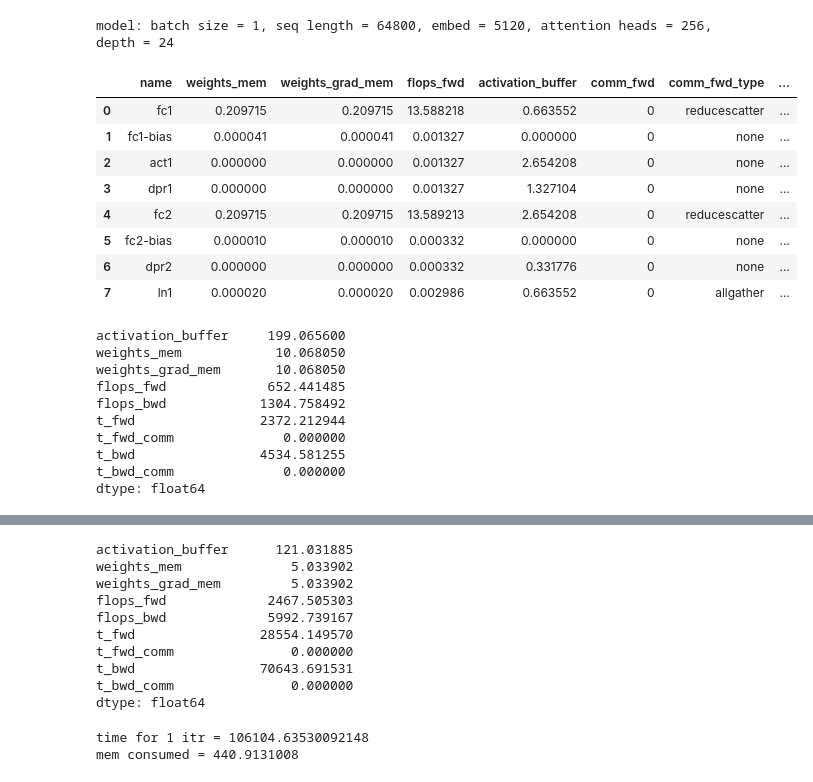
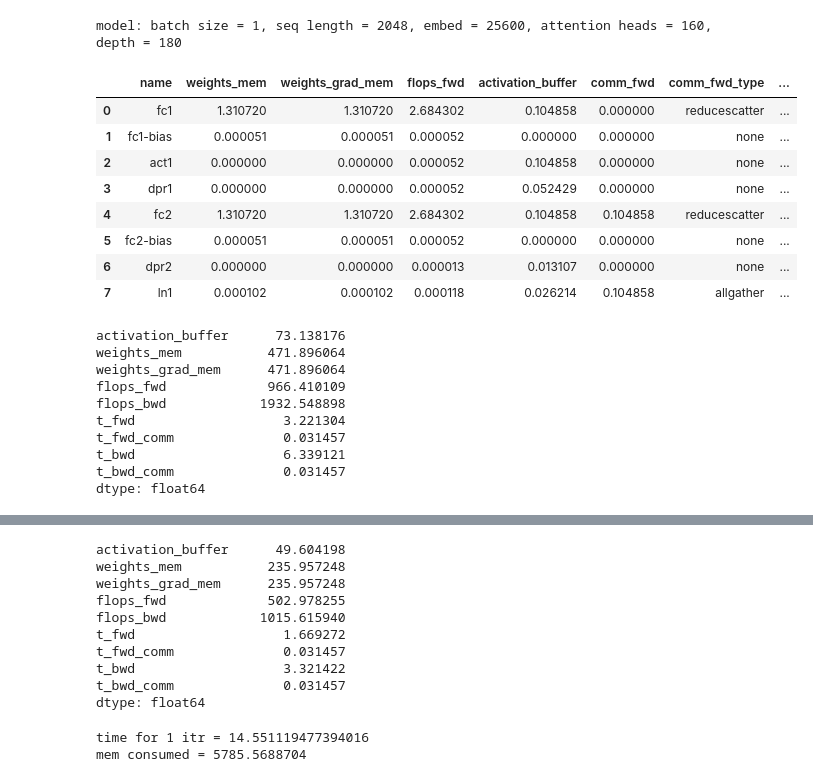
Before and after one commit to ShashankSubramanian/transformer-perf-estimates, a Jupyter notebook: transformers.ipynb, the cells around one changed output, grey strips where cells are left out. Cells and saved outputs as stored; diff of their text form; code cells hidden in the pictures.

```diff
--- a/transformers.ipynb
+++ b/transformers.ipynb
@@ -12,11 +12,12 @@ from modules import *
 import json
 # %%
 gpt2 = {'l': 1024, 'e': 1600, 'h': 32, 'depth': 48}
-gpt3 = {'l': 2048, 'e': 12288, 'h': 256, 'depth': 96}
-gpt3_lowdepth = {'l': 2048, 'e': 12288, 'h': 256, 'depth': 96 // 8}
+gpt3 = {'l': 2048, 'e': 12288, 'h': 96, 'depth': 96}
+gpt3_1T = {'l': 2048, 'e': 25600, 'h': 160, 'depth': 180}
+gpt3_lowdepth = {'l': 2048, 'e': 12288, 'h': 96, 'depth': 96 // 8}
 vit_era5 = {'l': 64800, 'e': 5120, 'h': 256, 'depth': 24}
 ### model
-model = vit_era5#gpt3
+model = gpt3_1T
 b = 1
 l = model['l']
 e = model['e']
@@ -25,7 +26,7 @@ h = model['h']
 depth = model['depth']
 print("model: batch size = {}, seq length = {}, embed = {}, attention heads = {}, depth = {}".format(b, l, e, h, depth))
 # %% [output]
-model: batch size = 1, seq length = 64800, embed = 5120, attention heads = 256, depth = 24
+model: batch size = 1, seq length = 2048, embed = 25600, attention heads = 160, depth = 180
 # %%
 with open('config.json', 'r') as file:
     system = json.load(file)
@@ -48,30 +49,31 @@ def print_df(df_mlp, df_sa):
            df_sa['weights_mem'].sum() * f1 + df_sa['weights_grad_mem'].sum() * f2 + df_sa['activation_buffer'].sum()) * depth
     print('mem consumed = {}'.format(mem))
 # %%
-m1 = 1
-system['nvlink_size'] = 1
-t1 = 'nvlink' if m1 <= system['nvlink_size'] else 'ib'
-df_mlp = mlp_1d(b, l, e, f, depth, parallelism={'m': m1}, topology={'t': t1})
-df_sa = sa_1d(b, l, e, h, depth, parallelism={'m': m1}, topology={'t': t1}, flash_attention=True)
+m1 = 4
+system['nvlink_size'] = 4
+b = 1
+t1 = m1 if m1 <= system['nvlink_size'] else system['nvlink_size']
+df_mlp = mlp_1d(b, l, e, f, parallelism={'m': m1}, topology={'t': t1}, system=system)
+df_sa = sa_1d(b, l, e, h, parallelism={'m': m1}, topology={'t': t1}, flash_attention=True, system=system)
 print_df(df_mlp, df_sa)
 # %% [output]
 |  | name | weights_mem | weights_grad_mem | flops_fwd | activation_buffer | comm_fwd | comm_fwd_type | ... |
-| 0 | fc1 | 0.209715 | 0.209715 | 13.588218 | 0.663552 | 0 | reducescatter | ... |
-| 1 | fc1-bias | 0.000041 | 0.000041 | 0.001327 | 0.000000 | 0 | none | ... |
-| 2 | act1 | 0.000000 | 0.000000 | 0.001327 | 2.654208 | 0 | none | ... |
-| 3 | dpr1 | 0.000000 | 0.000000 | 0.001327 | 1.327104 | 0 | none | ... |
-| 4 | fc2 | 0.209715 | 0.209715 | 13.589213 | 2.654208 | 0 | reducescatter | ... |
-| 5 | fc2-bias | 0.000010 | 0.000010 | 0.000332 | 0.000000 | 0 | none | ... |
-| 6 | dpr2 | 0.000000 | 0.000000 | 0.000332 | 0.331776 | 0 | none | ... |
-| 7 | ln1 | 0.000020 | 0.000020 | 0.002986 | 0.663552 | 0 | allgather | ... |
+| 0 | fc1 | 1.310720 | 1.310720 | 2.684302 | 0.104858 | 0.000000 | reducescatter | ... |
+| 1 | fc1-bias | 0.000051 | 0.000051 | 0.000052 | 0.000000 | 0.000000 | none | ... |
+| 2 | act1 | 0.000000 | 0.000000 | 0.000052 | 0.104858 | 0.000000 | none | ... |
+| 3 | dpr1 | 0.000000 | 0.000000 | 0.000052 | 0.052429 | 0.000000 | none | ... |
+| 4 | fc2 | 1.310720 | 1.310720 | 2.684302 | 0.104858 | 0.104858 | reducescatter | ... |
+| 5 | fc2-bias | 0.000051 | 0.000051 | 0.000052 | 0.000000 | 0.000000 | none | ... |
+| 6 | dpr2 | 0.000000 | 0.000000 | 0.000013 | 0.013107 | 0.000000 | none | ... |
+| 7 | ln1 | 0.000102 | 0.000102 | 0.000118 | 0.026214 | 0.104858 | allgather | ... |
-activation_buffer     199.065600
-weights_mem            10.068050
-weights_grad_mem       10.068050
-flops_fwd             652.441485
-flops_bwd            1304.758492
-t_fwd                2372.212944
-t_fwd_comm              0.000000
-t_bwd                4534.581255
-t_bwd_comm              0.000000
+activation_buffer      73.138176
+weights_mem           471.896064
+weights_grad_mem      471.896064
+flops_fwd             966.410109
+flops_bwd            1932.548898
+t_fwd                   3.221304
+t_fwd_comm              0.031457
+t_bwd                   6.339121
+t_bwd_comm              0.031457
 dtype: float64
 |  | name | weights_mem | weights_grad_mem | flops_fwd | activation_buffer | comm_fwd | comm_fwd_type | ... |
@@ -84,13 +86,13 @@ dtype: float64
-activation_buffer      121.031885
-weights_mem              5.033902
-weights_grad_mem         5.033902
-flops_fwd             2467.505303
-flops_bwd             5992.739167
-t_fwd                28554.149570
-t_fwd_comm               0.000000
-t_bwd                70643.691531
-t_bwd_comm               0.000000
+activation_buffer      49.604198
+weights_mem           235.957248
+weights_grad_mem      235.957248
+flops_fwd             502.978255
+flops_bwd            1015.615940
+t_fwd                   1.669272
+t_fwd_comm              0.031457
+t_bwd                   3.321422
+t_bwd_comm              0.031457
 dtype: float64
-time for 1 itr = 106104.63530092148
-mem consumed = 440.9131008
+time for 1 itr = 14.551119477394016
+mem consumed = 5785.5688704
 # %%
```
Also changed, not shown: parts of 6 cells of this notebook, 6 other files.
